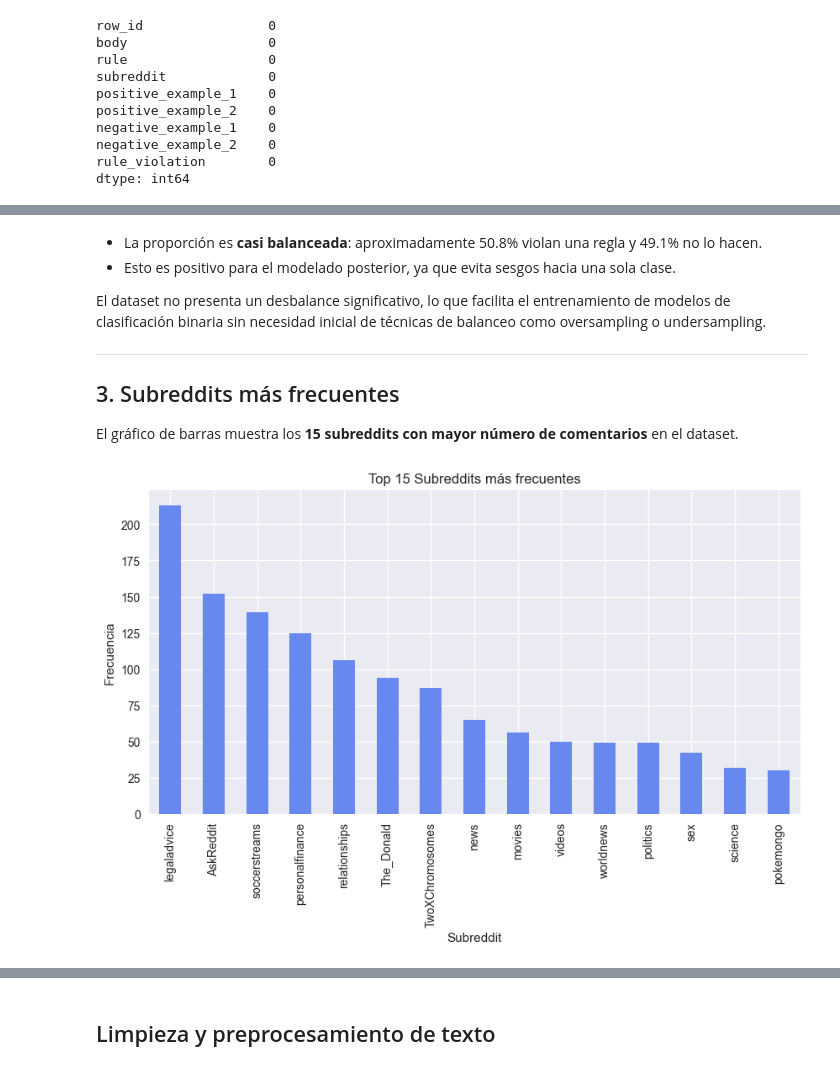
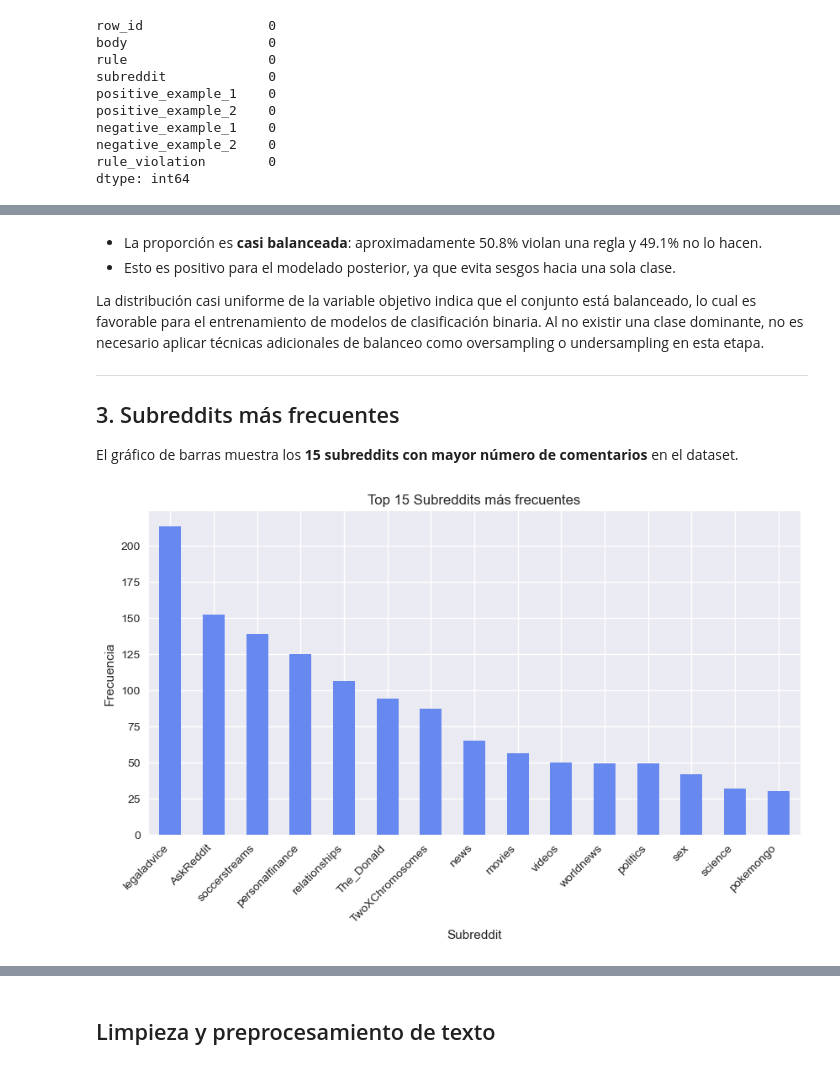
Before and after one commit to Sofiamishel2003/Jigsaw_Agile_Community_Rules_Classification, a Jupyter notebook: analisis_exploratorio.ipynb, the cells around one changed output, grey strips where cells are left out. Drawn from its saved outputs; the diff is of its cells as text; code cells hidden in the pictures.

```diff
--- a/analisis_exploratorio.ipynb
+++ b/analisis_exploratorio.ipynb
@@ -36,9 +37,10 @@ pd.set_option('display.max_colwidth', 200)
 ## 0. Cargar los datos
 # %%
 # Cargar datasets
-train = pd.read_csv('data/train.csv')
-test = pd.read_csv('data/test.csv')
-sample = pd.read_csv('data/sample_submission.csv')
+DATA_PATH = "data/"
+train = pd.read_csv(DATA_PATH + "train.csv")
+test = pd.read_csv(DATA_PATH + "test.csv")
+sample = pd.read_csv(DATA_PATH + "sample_submission.csv")
 
 # Mostrar dimensiones
 print("Tamaño del dataset de entrenamiento:", train.shape)
@@ -46,7 +48,11 @@ print("Tamaño del dataset de prueba:", test.shape)
 print("Tamaño del archivo de submission:", sample.shape)
 
 # Vista general
+print("Columnas del dataset de entrenamiento:", list(train.columns))
 train.head()
+
+print("\nColumnas únicas en train:", set(train.columns) - set(test.columns))
+print("Columnas únicas en test:", set(test.columns) - set(train.columns))
 # %% [output]
 Tamaño del dataset de entrenamiento: (2029, 9)
 Tamaño del dataset de prueba: (10, 8)
@@ -100,0 +117,3 @@ dtype: int64
+# %%
+train['body_length'] = train['body'].apply(lambda x: len(str(x)))
+train['body_length'].describe()
@@ -134,7 +162,7 @@ Name: proportion, dtype: float64
 - La proporción es **casi balanceada**: aproximadamente 50.8% violan una regla y 49.1% no lo hacen.
 - Esto es positivo para el modelado posterior, ya que evita sesgos hacia una sola clase.
 
-El dataset no presenta un desbalance significativo, lo que facilita el entrenamiento de modelos de clasificación binaria sin necesidad inicial de técnicas de balanceo como oversampling o undersampling.
+La distribución casi uniforme de la variable objetivo indica que el conjunto está balanceado, lo cual es favorable para el entrenamiento de modelos de clasificación binaria. Al no existir una clase dominante, no es necesario aplicar técnicas adicionales de balanceo como oversampling o undersampling en esta etapa.
 
 ---
 ## 3. Subreddits más frecuentes
@@ -143,13 +171,14 @@ El gráfico de barras muestra los **15 subreddits con mayor número de comentari
 # %%
 # Recuento de subreddits
 plt.figure(figsize=(10,5))
 train['subreddit'].value_counts().head(15).plot(kind='bar')
 plt.title("Top 15 Subreddits más frecuentes")
+plt.xticks(rotation=45, ha='right')
 plt.xlabel("Subreddit")
 plt.ylabel("Frecuencia")
 plt.show()
 # %% [output]
-[figure, old version]
+[figure, new version]
 # %% [markdown]
 - Los subreddits más representativos son **r/legaladvice**, **r/AskReddit**, y **r/soccerstreams**.
 - La mayor concentración de datos proviene de **r/legaladvice**, con más de 200 comentarios, seguido de foros de discusión general o entretenimiento.
```
Also changed, not shown: parts of 21 cells of this notebook.
